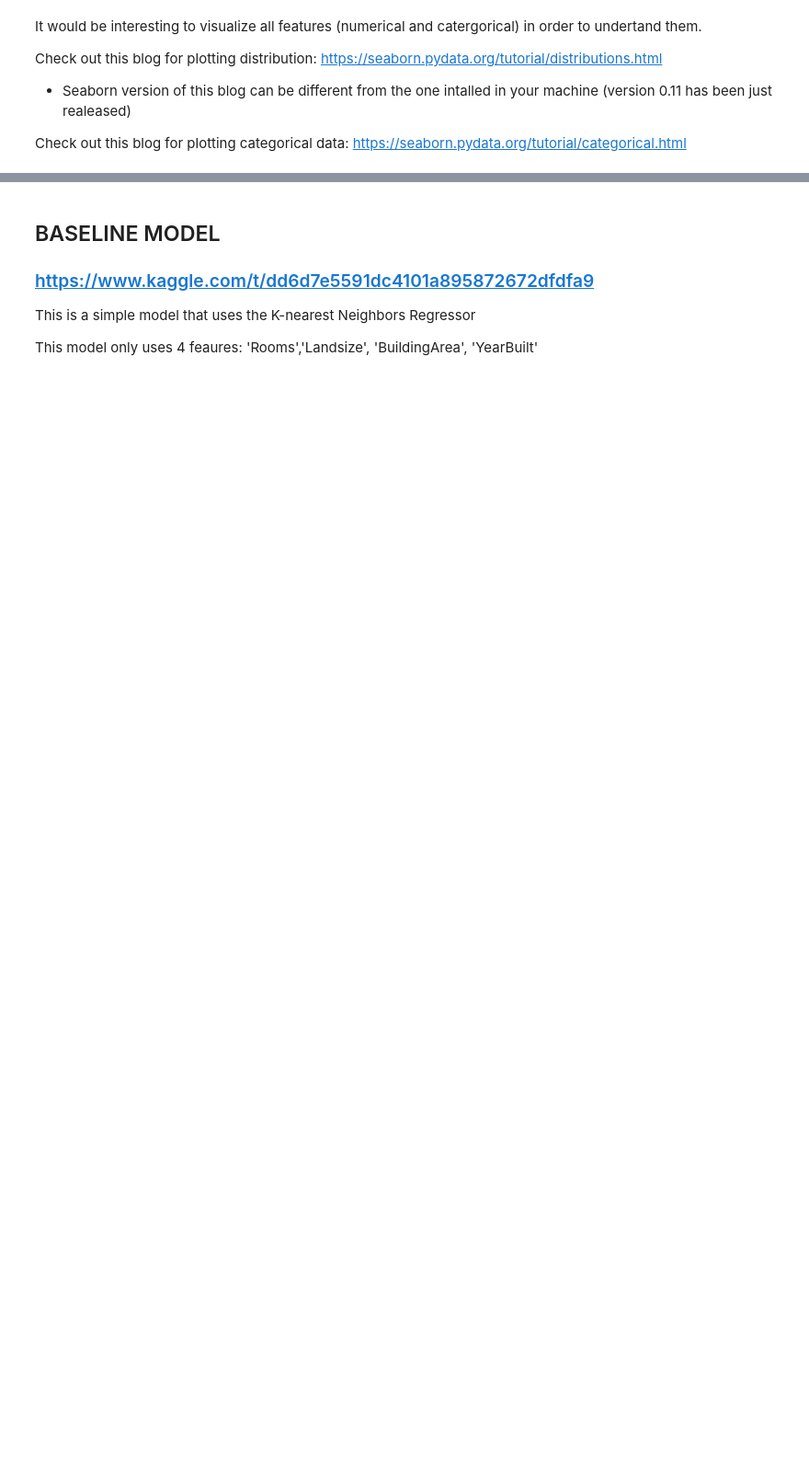
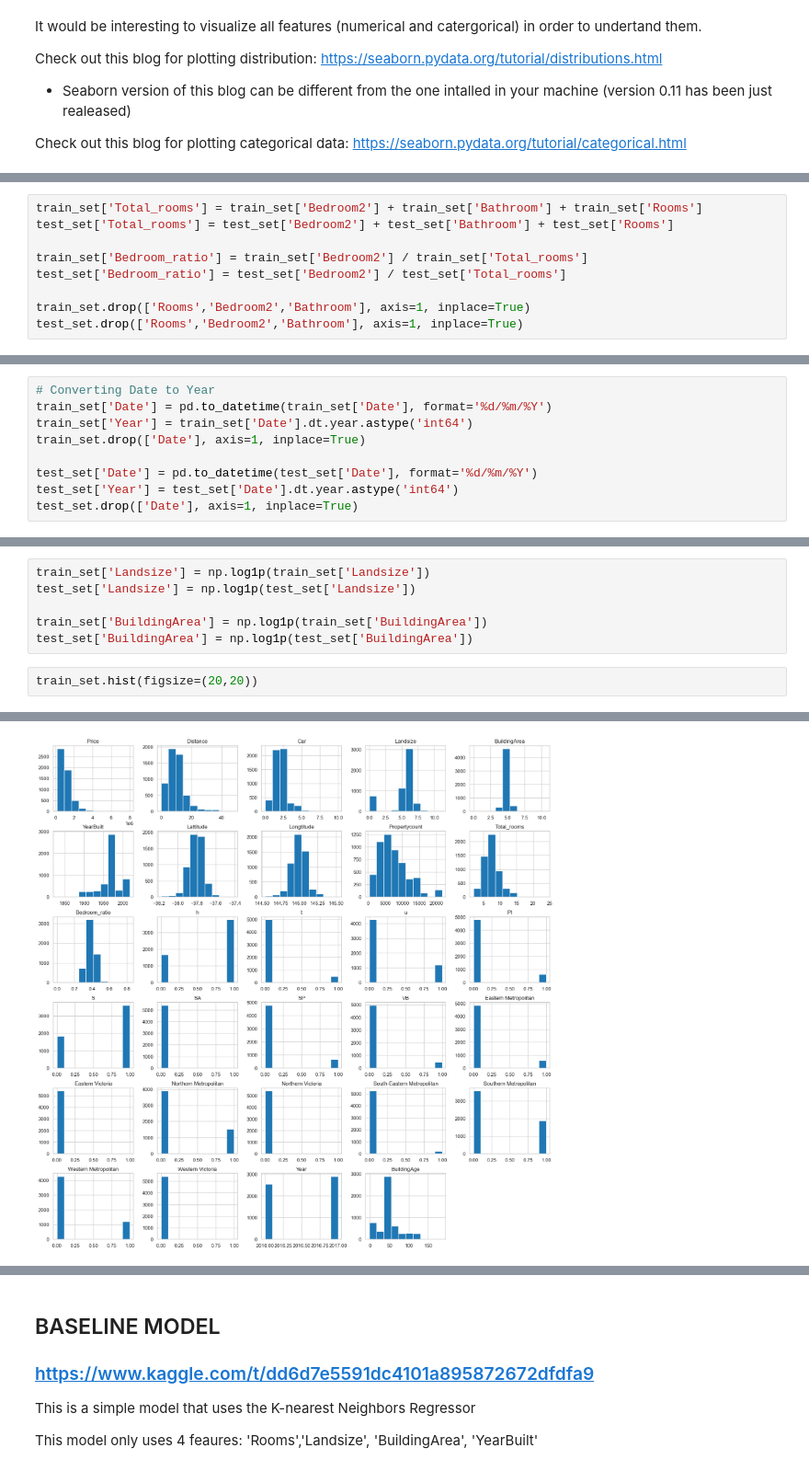
Before and after one commit to Veroski/ml_ub, a Jupyter notebook: notebooks/Session1.ipynb, the cells around one changed output, grey strips where cells are left out. Shown at 92% size. Cells and saved outputs as stored; diff of their text form; blank space fills up the shorter version.

```diff
--- a/notebooks/Session1.ipynb
+++ b/notebooks/Session1.ipynb
@@ -273,0 +218,9 @@ plt.show()
+# %%
+train_set['Total_rooms'] = train_set['Bedroom2'] + train_set['Bathroom'] + train_set['Rooms']
+test_set['Total_rooms'] = test_set['Bedroom2'] + test_set['Bathroom'] + test_set['Rooms']
+
+train_set['Bedroom_ratio'] = train_set['Bedroom2'] / train_set['Total_rooms']
+test_set['Bedroom_ratio'] = test_set['Bedroom2'] / test_set['Total_rooms']
+
+train_set.drop(['Rooms','Bedroom2','Bathroom'], axis=1, inplace=True)
+test_set.drop(['Rooms','Bedroom2','Bathroom'], axis=1, inplace=True)
@@ -273,0 +258,9 @@ plt.show()
+# %%
+# Converting Date to Year
+train_set['Date'] = pd.to_datetime(train_set['Date'], format='%d/%m/%Y')
+train_set['Year'] = train_set['Date'].dt.year.astype('int64')
+train_set.drop(['Date'], axis=1, inplace=True)
+
+test_set['Date'] = pd.to_datetime(test_set['Date'], format='%d/%m/%Y')
+test_set['Year'] = test_set['Date'].dt.year.astype('int64')
+test_set.drop(['Date'], axis=1, inplace=True)
@@ -273,0 +283,9 @@ plt.show()
+# %%
+train_set['Landsize'] = np.log1p(train_set['Landsize'])
+test_set['Landsize'] = np.log1p(test_set['Landsize'])
+
+train_set['BuildingArea'] = np.log1p(train_set['BuildingArea'])
+test_set['BuildingArea'] = np.log1p(test_set['BuildingArea'])
+# %%
+train_set.hist(figsize=(20,20))
+# %% [output]
@@ -273,0 +309 @@ plt.show()
+[figure, added]
```
Also changed, not shown: parts of 55 cells of this notebook, 12 other files.
